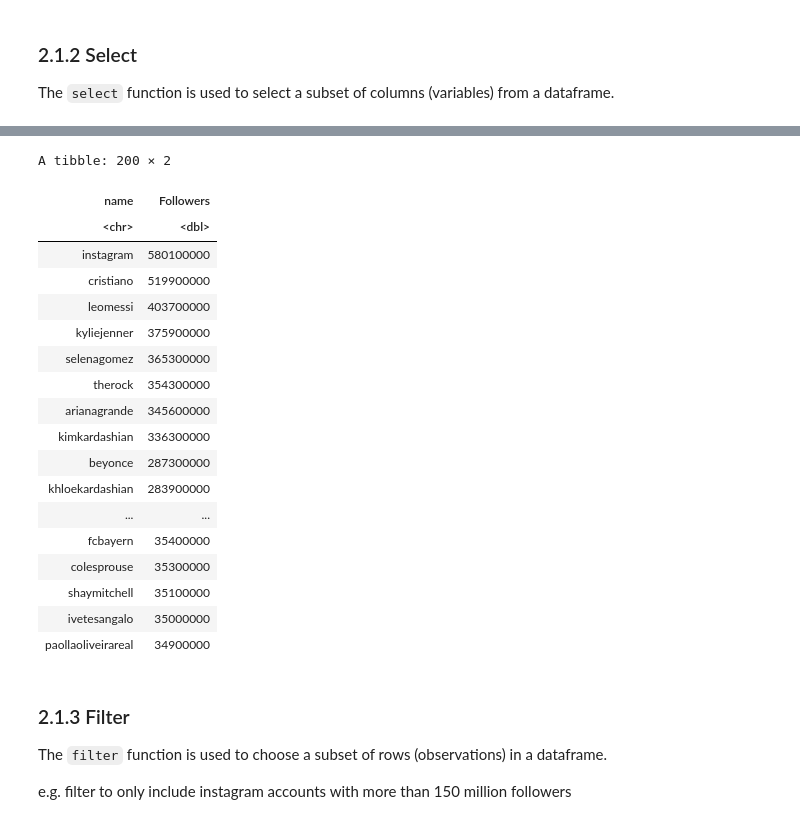
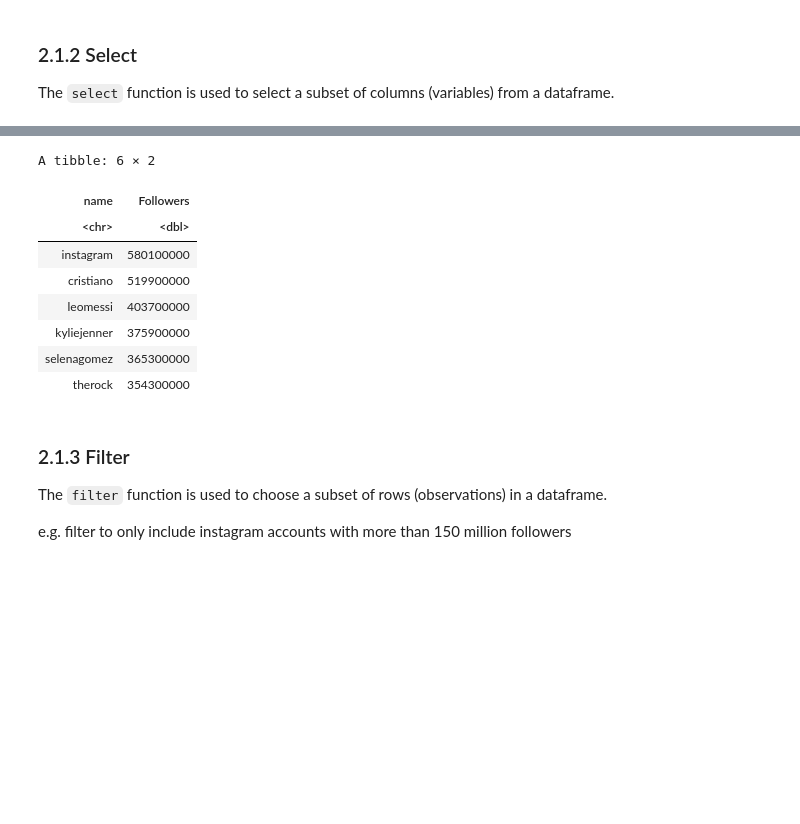
Before and after one commit to katieburak/girls-in-DS, a Jupyter notebook: _build/html/_sources/notes/day1.ipynb, the cells around one changed output, grey strips where cells are left out. Cells and saved outputs as stored; diff of their text form; code cells hidden in the pictures; blank space fills up the shorter version.

```diff
--- a/_build/html/_sources/notes/day1.ipynb
+++ b/_build/html/_sources/notes/day1.ipynb
@@ -548,25 +530,15 @@ A tibble: 200 × 1
 # %%
-select(insta, name, Followers) # select `name` and `Followers` column
+head(select(insta, name, Followers)) # select `name` and `Followers` column
 # %% [output]
-A tibble: 200 × 2
+A tibble: 6 × 2
 | name | Followers |
 | <chr> | <dbl> |
 | instagram | 580100000 |
 | cristiano | 519900000 |
 | leomessi | 403700000 |
 | kyliejenner | 375900000 |
 | selenagomez | 365300000 |
 | therock | 354300000 |
-| arianagrande | 345600000 |
-| kimkardashian | 336300000 |
-| beyonce | 287300000 |
-| khloekardashian | 283900000 |
-| ... | ... |
-| fcbayern | 35400000 |
-| colesprouse | 35300000 |
-| shaymitchell | 35100000 |
-| ivetesangalo | 35000000 |
-| paollaoliveirareal | 34900000 |
 # %% [markdown]
 ### 2.1.3 Filter
 
```
Also changed, not shown: parts of 41 cells of this notebook, 21 other files.
